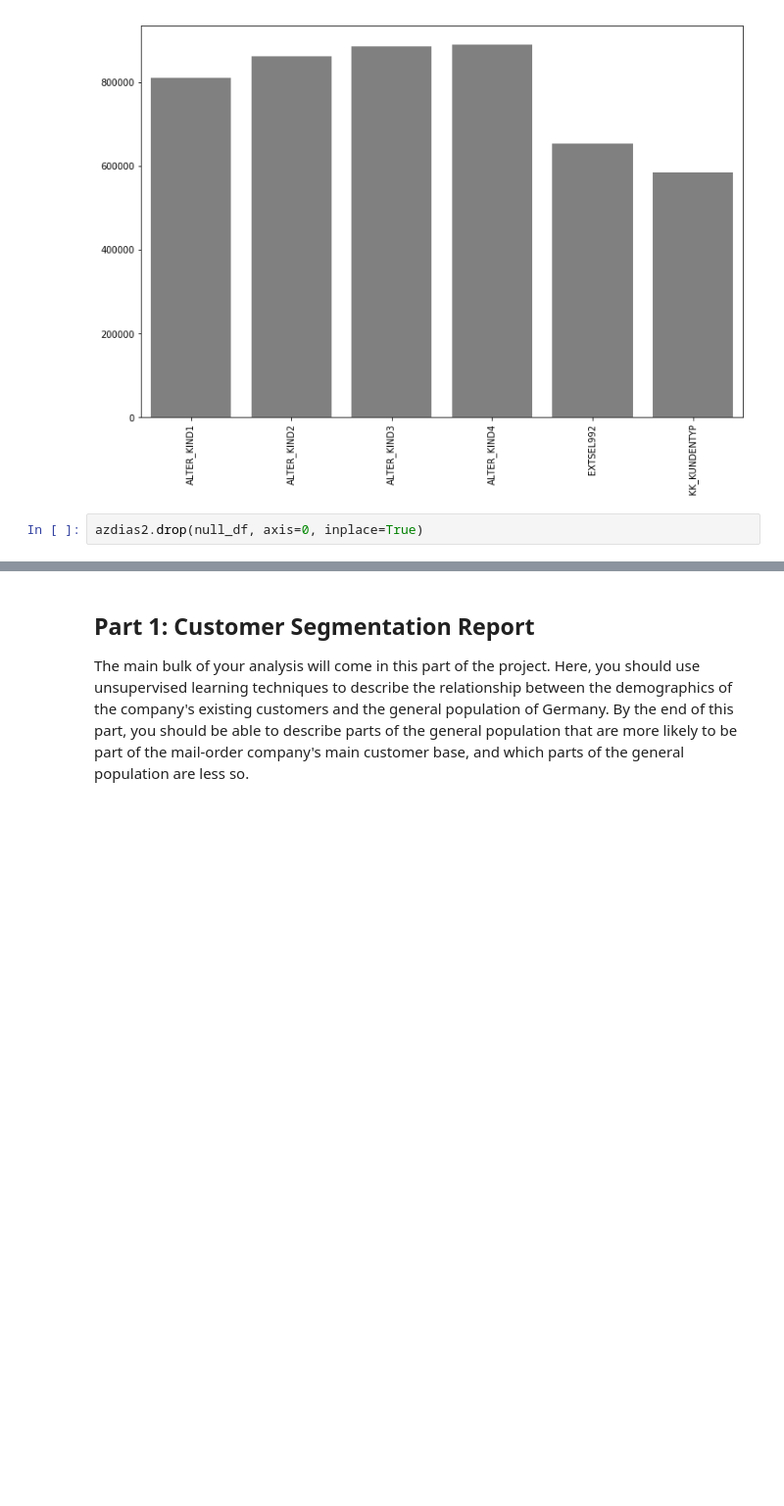
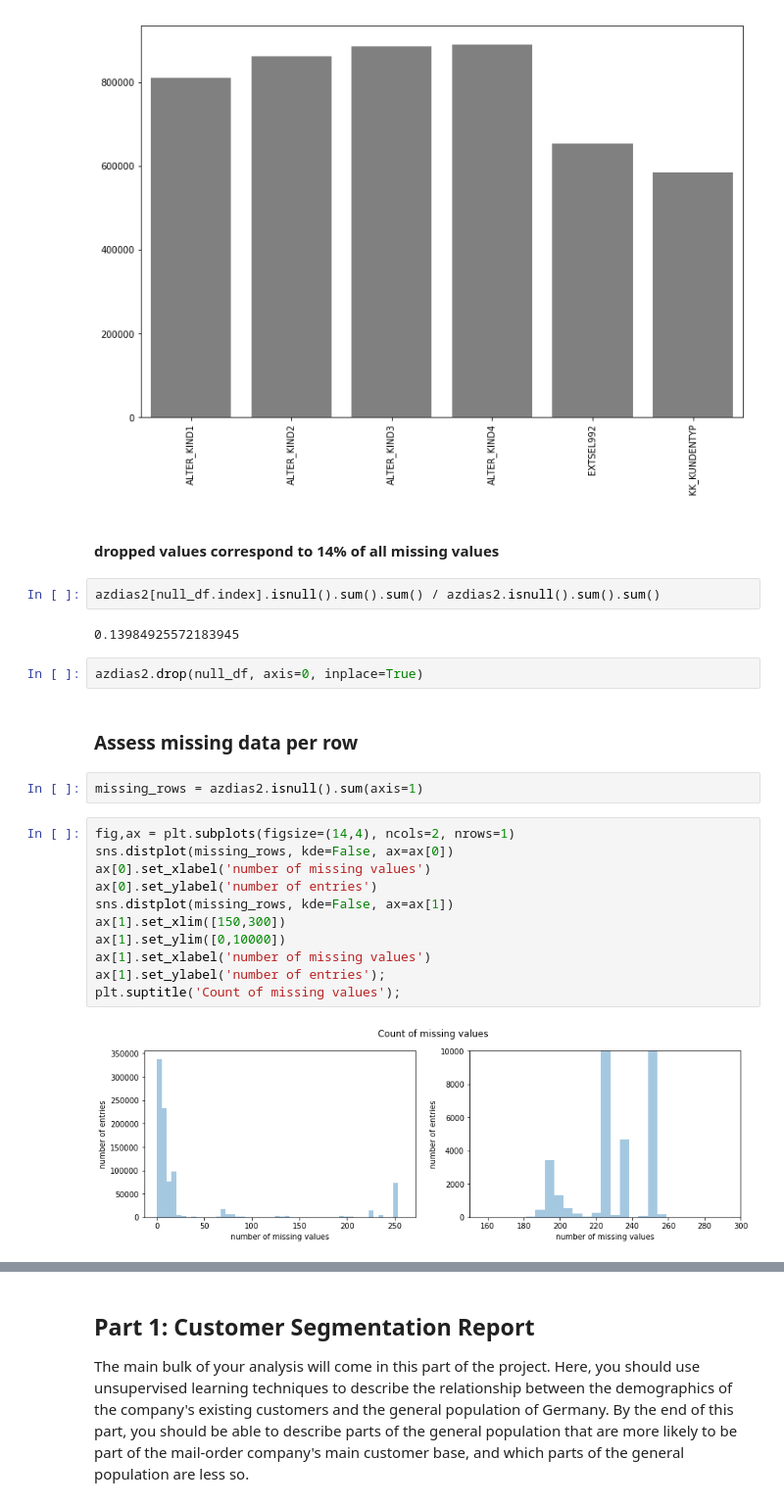
Before and after one commit to bvcmartins/dsnd_capstone, a Jupyter notebook: main.ipynb, the cells around one changed output, grey strips where cells are left out. Shown at 98% size. Saved outputs shown, nothing was run; the diff lists cells and outputs as text; blank space fills up the shorter version.

```diff
--- a/main.ipynb
+++ b/main.ipynb
@@ -312,5 +337,28 @@ ax = sns.barplot(null_df.index, null_df.values, color='gray')
 ax.set_xticklabels(ax.get_xticklabels(),rotation=90);
 # %% [output]
 [figure]
+# %% [markdown]
+#### dropped values correspond to 14% of all missing values
+# %%
+azdias2[null_df.index].isnull().sum().sum() / azdias2.isnull().sum().sum()
+# %% [output]
+0.13984925572183945
 # %%
 azdias2.drop(null_df, axis=0, inplace=True)
+# %% [markdown]
+### Assess missing data per row
+# %%
+missing_rows = azdias2.isnull().sum(axis=1)
+# %%
+fig,ax = plt.subplots(figsize=(14,4), ncols=2, nrows=1)
+sns.distplot(missing_rows, kde=False, ax=ax[0])
+ax[0].set_xlabel('number of missing values')
+ax[0].set_ylabel('number of entries')
+sns.distplot(missing_rows, kde=False, ax=ax[1])
+ax[1].set_xlim([150,300])
+ax[1].set_ylim([0,10000])
+ax[1].set_xlabel('number of missing values')
+ax[1].set_ylabel('number of entries');
+plt.suptitle('Count of missing values');
+# %% [output]
+[figure, added]
```
Also changed, not shown: parts of 18 cells of this notebook.
